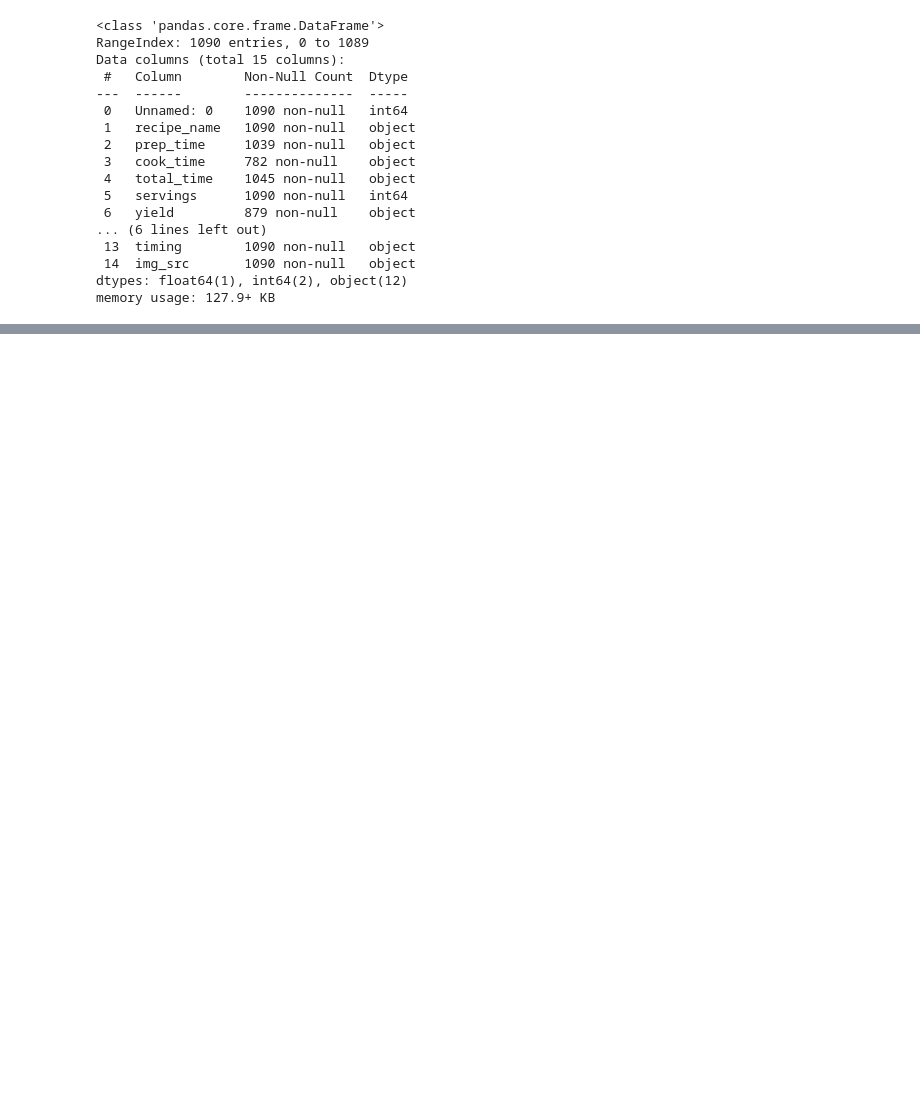
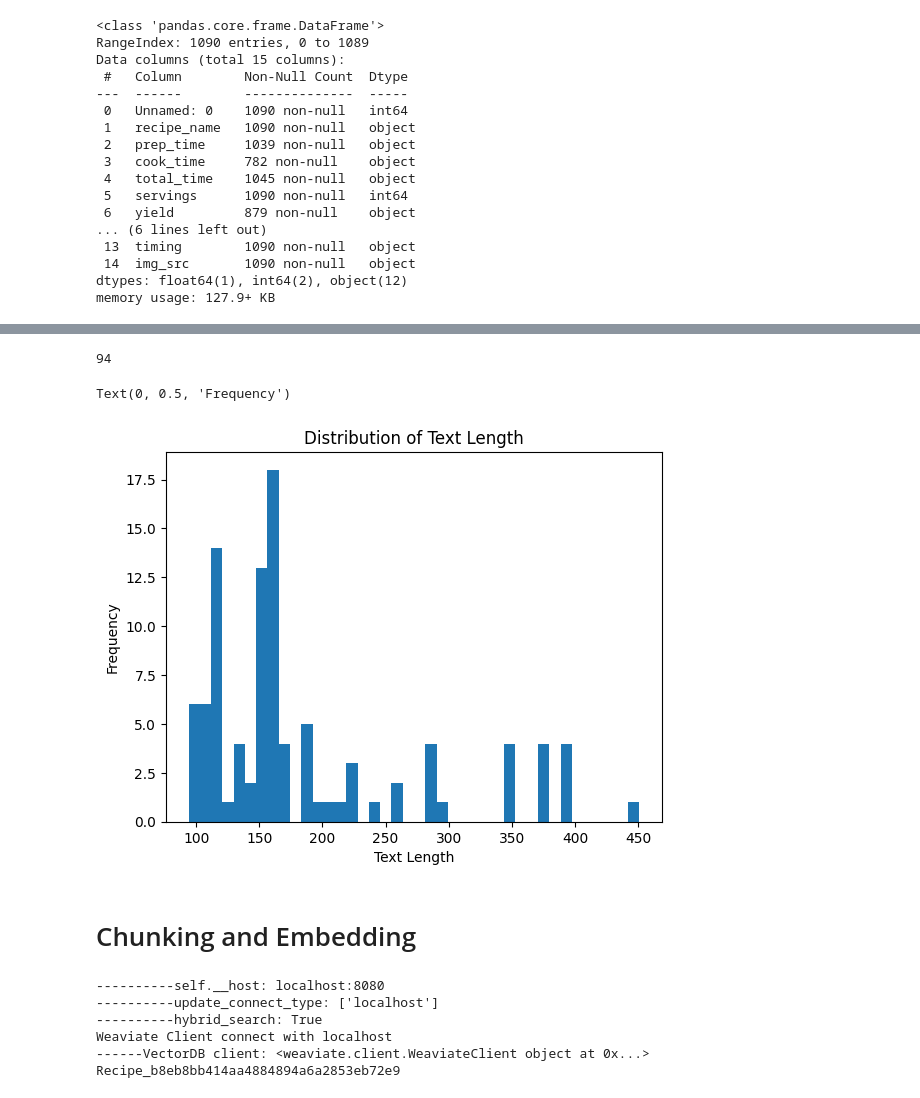
Before and after one commit to cuonghv0298/Recipe_Assistance, a Jupyter notebook: pre-processing.ipynb, the cells around one changed output, grey strips where cells are left out. Saved outputs shown, nothing was run; the diff lists cells and outputs as text; code cells hidden in the pictures; blank space fills up the shorter version.

Commit message:
update embedding phase

```diff
--- a/pre-processing.ipynb
+++ b/pre-processing.ipynb
@@ -53,3 +67,6 @@ Data columns (total 15 columns):
  14  img_src       1090 non-null   object
 dtypes: float64(1), int64(2), object(12)
 memory usage: 127.9+ KB
+# %%
+cleaned_data = df.dropna().reset_index(drop=True)
+cleaned_data.info()
@@ -55,0 +91,3 @@ memory usage: 127.9+ KB
+# %%
+# Just collect 100 rows from cleaned data
+data = cleaned_data[:100]
@@ -56,10 +103,11 @@ memory usage: 127.9+ KB
 # %%
-# Create process data
-process_data = pd.DataFrame([])
+# Testing function creating the processed data
 for i, row in data.iterrows():
-    recipe_info = f"\n recipe_name: {row['recipe_name']} \n directions: {row['directions']} \n prep_time: {row['prep_time']} \n cook_time: {row['cook_time']} servings: {row['servings']} \n ingredients: {row['ingredients']}"
-    process_data['Document']
-    # print(recipe_info)
-    # if i ==2:
-    #     break
+    context_columns = ['recipe_name', 'directions', 'prep_time', 'cook_time', 'servings', 'ingredients']
+    # recipe_info = f"\n recipe_name: {row['recipe_name']} \n directions: {row['directions']} \n prep_time: {row['prep_time']} \n cook_time: {row['cook_time']} servings: {row['servings']} \n ingredients: {row['ingredients']}"
+    context = [f'\n {column}: {row[column]}' for column in context_columns]
+    recipe_info = " ".join(context)
+    print(f'{i}: {recipe_info}')
+    if i == 3:
+        break
 # %% [output]
@@ -82,0 +131,13 @@ Melt butter in a saucepan over medium heat. Add flour and stir to form a paste;
+# %%
+# Creating processed data
+processed_data = pd.DataFrame([])
+documents = []
+for i, row in data.iterrows():
+    context_columns = ['recipe_name', 'directions', 'prep_time', 'cook_time', 'servings', 'ingredients']
+    context = [f'\n {column}: {row[column]}' for column in context_columns]
+    recipe_info = " ".join(context)
+    documents.append(recipe_info)
+processed_data['Document'] = documents
+processed_data['Url'] = data['url']
+processed_data['Text_Length'] = processed_data['Document'].apply(lambda x: len(x.split(' ')))
+processed_data.head()
@@ -82,0 +164,14 @@ Melt butter in a saucepan over medium heat. Add flour and stir to form a paste;
+# %%
+processed_data['Text_Length'].min()
+# %% [output]
+94
+# %%
+## Plot dist of text_length
+ax = processed_data['Text_Length'].plot(kind='hist', bins=40, title='Distribution of Text Length')
+ax.set_xlabel('Text Length')
+ax.set_ylabel('Frequency')
+# %% [output]
+Text(0, 0.5, 'Frequency')
+[figure, added]
+# %% [markdown]
+# Chunking and Embedding
@@ -82,0 +229,13 @@ Melt butter in a saucepan over medium heat. Add flour and stir to form a paste;
+# %%
+# init vectorstore
+vectorstore = weaviatedb.WeaviateDB()
+# create index
+index = f'Recipe_{uuid.uuid4().hex}'
+print(index)
+# %% [output]
+----------self.__host: localhost:8080
+----------update_connect_type: ['localhost']
+----------hybrid_search: True
+Weaviate Client connect with localhost
+------VectorDB client: <weaviate.client.WeaviateClient object at 0x...>
+Recipe_b8eb8bb414aa4884894a6a2853eb72e9
```
Also changed, not shown: parts of 14 cells of this notebook, 10 other files.
